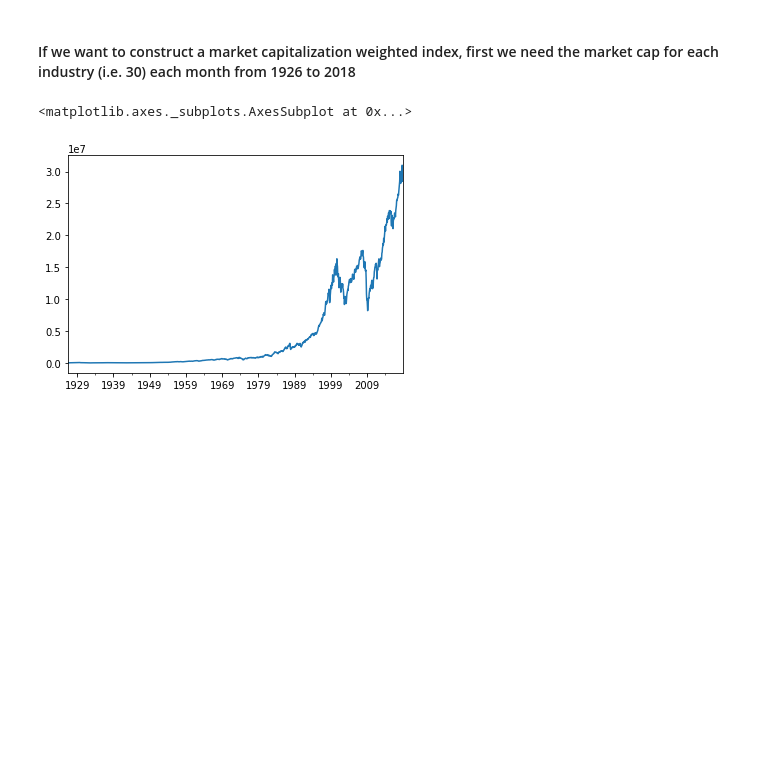
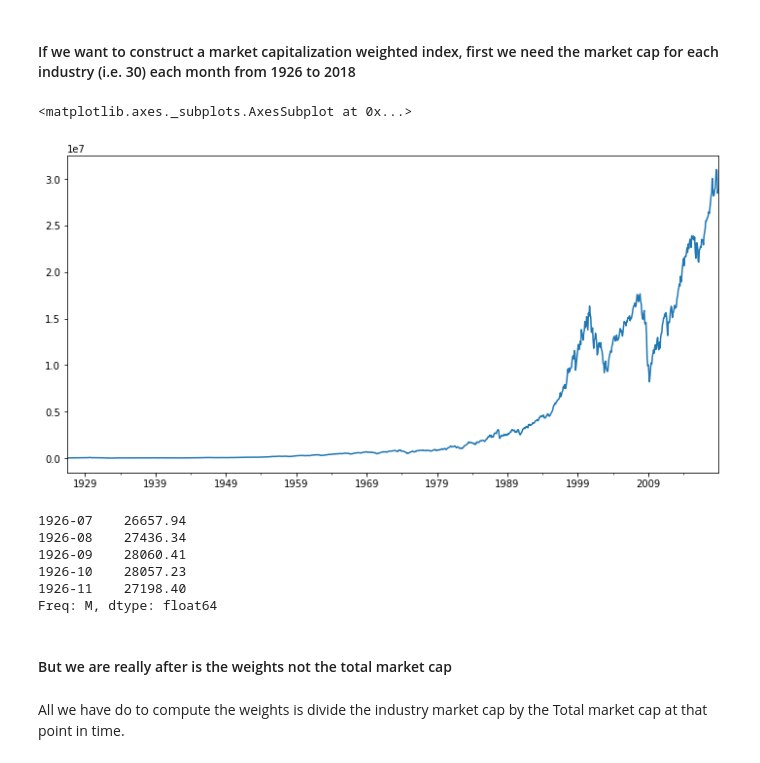
Before and after one commit to biv-neupane7/Investment-management-with-python, a Jupyter notebook: Limits of Diversification.ipynb, the cells around one changed output. Saved outputs shown, nothing was run; the diff lists cells and outputs as text; code cells hidden in the pictures; blank space fills up the shorter version.

Commit message:
Constructing our own Total Market Index

```diff
--- a/Limits of Diversification.ipynb
+++ b/Limits of Diversification.ipynb
@@ -37,6 +34,20 @@ ind_mktcap=ind_size * ind_nfirms # Note that this is the market cap for each ind
 # %%
-total_mktcap=ind_mktcap.sum(axis="columns") # This is adding up market cap values of each industry across the rows and plotting it
-total_mktcap.plot()
+total_mktcap=ind_mktcap.sum(axis="columns") # This is adding up market cap values of each industry across the rows and plotting
+                                                                                # it
+total_mktcap.plot(figsize=(12,6))
 # %% [output]
 <matplotlib.axes._subplots.AxesSubplot at 0x...>
-[figure, old version]
+[figure, new version]
+# %%
+total_mktcap.head()
+# %% [output]
+1926-07    26657.94
+1926-08    27436.34
+1926-09    28060.41
+1926-10    28057.23
+1926-11    27198.40
+Freq: M, dtype: float64
+# %% [markdown]
+#### But we are really after is the weights not the total market cap
+# %% [markdown]
+All we have do to compute the weights is divide the industry market cap by the Total market cap at that point in time.
```
Also changed, not shown: parts of 15 cells of this notebook.
